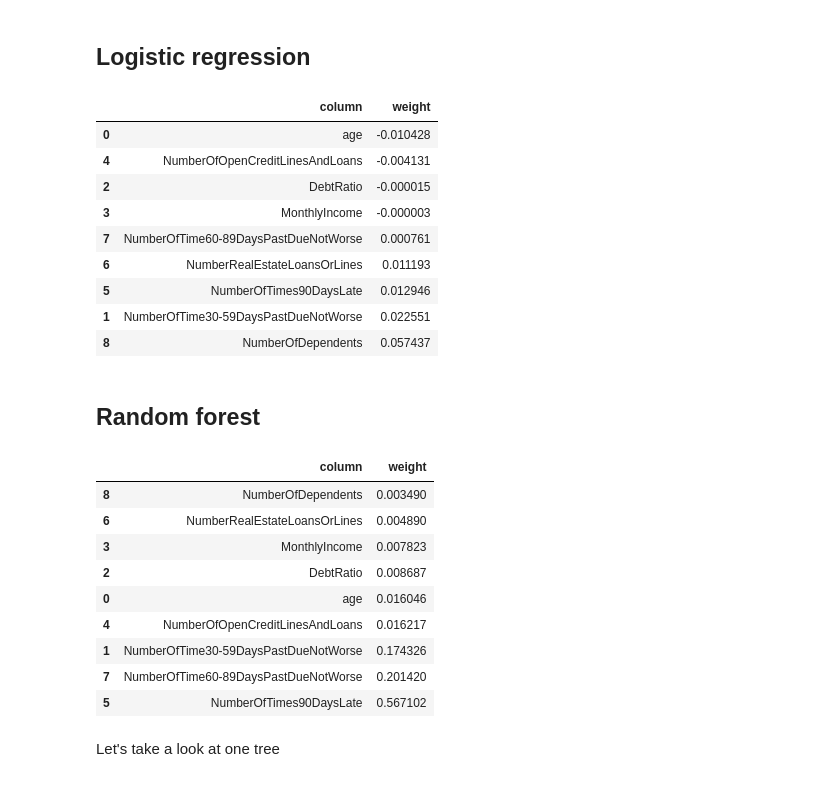
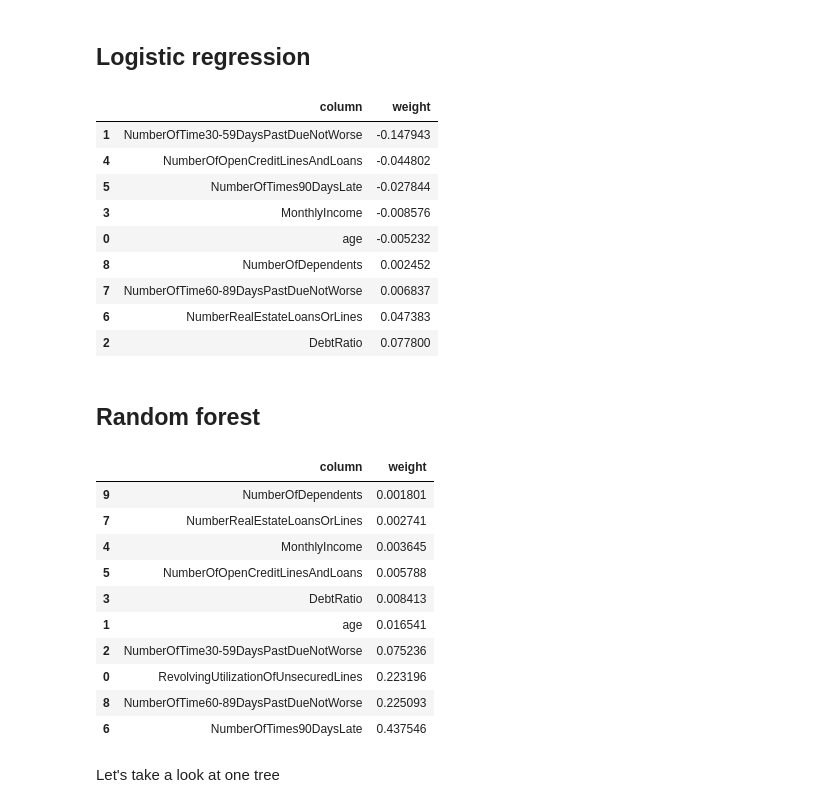
Before and after one commit to chaithrakc/syr_ads_bigdata_analytics, a Jupyter notebook: lecture11_12/python code/random_forest_for_predicting_credit_score.ipynb, the cells around one changed output. Cells and saved outputs as stored; diff of their text form; code cells hidden in the pictures.

```diff
--- a/lecture11_12/python code/random_forest_for_predicting_credit_score.ipynb
+++ b/lecture11_12/python code/random_forest_for_predicting_credit_score.ipynb
@@ -450,38 +453,39 @@ lr_model = lr_pipeline.stages[-1]
 # %%
 import pandas as pd
 # %%
-pd.DataFrame(list(zip(credit_score_df.columns[2:], lr_model.coefficients.toArray())),
+pd.DataFrame(list(zip(credit_score_df.columns[1:], lr_model.coefficients.toArray())),
             columns = ['column', 'weight']).sort_values('weight')
 # %% [output]
 |  | column | weight |
-| 0 | age | -0.010428 |
-| 4 | NumberOfOpenCreditLinesAndLoans | -0.004131 |
-| 2 | DebtRatio | -0.000015 |
-| 3 | MonthlyIncome | -0.000003 |
-| 7 | NumberOfTime60-89DaysPastDueNotWorse | 0.000761 |
-| 6 | NumberRealEstateLoansOrLines | 0.011193 |
-| 5 | NumberOfTimes90DaysLate | 0.012946 |
-| 1 | NumberOfTime30-59DaysPastDueNotWorse | 0.022551 |
-| 8 | NumberOfDependents | 0.057437 |
+| 1 | NumberOfTime30-59DaysPastDueNotWorse | -0.147943 |
+| 4 | NumberOfOpenCreditLinesAndLoans | -0.044802 |
+| 5 | NumberOfTimes90DaysLate | -0.027844 |
+| 3 | MonthlyIncome | -0.008576 |
+| 0 | age | -0.005232 |
+| 8 | NumberOfDependents | 0.002452 |
+| 7 | NumberOfTime60-89DaysPastDueNotWorse | 0.006837 |
+| 6 | NumberRealEstateLoansOrLines | 0.047383 |
+| 2 | DebtRatio | 0.077800 |
 # %% [markdown]
 ## Random forest
 # %%
 rf_model = rf_pipeline.stages[-1]
 # %%
-pd.DataFrame(list(zip(credit_score_df.columns[2:], rf_model.featureImportances.toArray())),
+pd.DataFrame(list(zip(credit_score_df.columns[1:], rf_model.featureImportances.toArray())),
             columns = ['column', 'weight']).sort_values('weight')
 #rf_model.featureImportances
 # %% [output]
 |  | column | weight |
-| 8 | NumberOfDependents | 0.003490 |
-| 6 | NumberRealEstateLoansOrLines | 0.004890 |
-| 3 | MonthlyIncome | 0.007823 |
-| 2 | DebtRatio | 0.008687 |
-| 0 | age | 0.016046 |
-| 4 | NumberOfOpenCreditLinesAndLoans | 0.016217 |
-| 1 | NumberOfTime30-59DaysPastDueNotWorse | 0.174326 |
-| 7 | NumberOfTime60-89DaysPastDueNotWorse | 0.201420 |
-| 5 | NumberOfTimes90DaysLate | 0.567102 |
+| 9 | NumberOfDependents | 0.001801 |
+| 7 | NumberRealEstateLoansOrLines | 0.002741 |
+| 4 | MonthlyIncome | 0.003645 |
+| 5 | NumberOfOpenCreditLinesAndLoans | 0.005788 |
+| 3 | DebtRatio | 0.008413 |
+| 1 | age | 0.016541 |
+| 2 | NumberOfTime30-59DaysPastDueNotWorse | 0.075236 |
+| 0 | RevolvingUtilizationOfUnsecuredLines | 0.223196 |
+| 8 | NumberOfTime60-89DaysPastDueNotWorse | 0.225093 |
+| 6 | NumberOfTimes90DaysLate | 0.437546 |
 # %% [markdown]
 Let's take a look at one tree
 # %%
```
Also changed, not shown: parts of 9 cells of this notebook, 6 other files.
